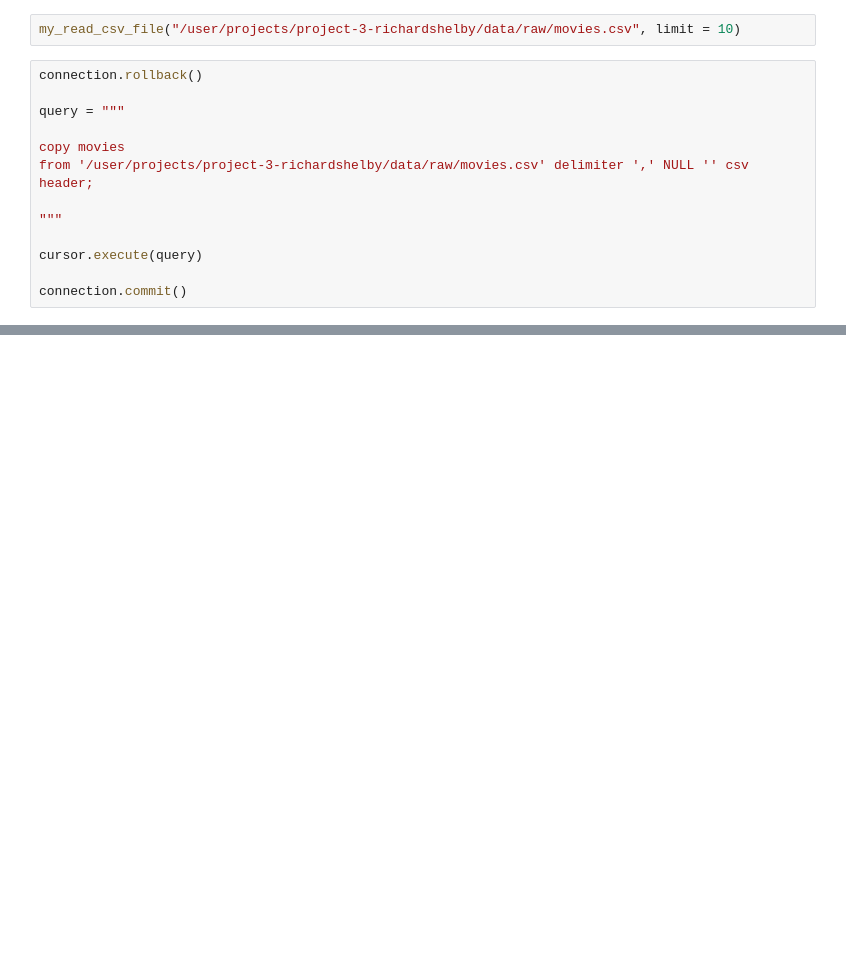
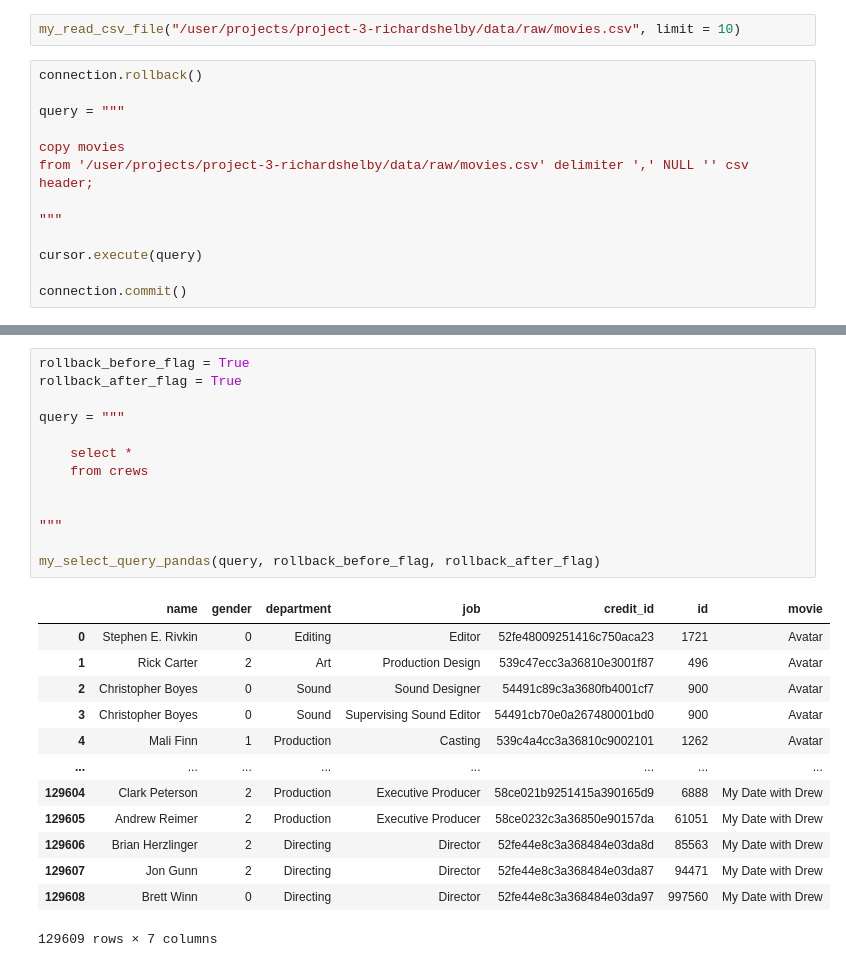
Before and after one commit to richardshelby/movie-recommendation-system, a Jupyter notebook: code/1.0-DS-coding-workspace.ipynb, the cells around one changed output, grey strips where cells are left out. Saved outputs shown, nothing was run; the diff lists cells and outputs as text; blank space fills up the shorter version.

```diff
--- a/code/1.0-DS-coding-workspace.ipynb
+++ b/code/1.0-DS-coding-workspace.ipynb
@@ -165,0 +483,27 @@ connection.commit()
+# %%
+rollback_before_flag = True
+rollback_after_flag = True
+
+query = """
+
+    select *
+    from crews
+
+
+"""
+
+my_select_query_pandas(query, rollback_before_flag, rollback_after_flag)
+# %% [output]
+|  | name | gender | department | job | credit_id | id | movie |
+| 0 | Stephen E. Rivkin | 0 | Editing | Editor | 52fe48009251416c750aca23 | 1721 | Avatar |
+| 1 | Rick Carter | 2 | Art | Production Design | 539c47ecc3a36810e3001f87 | 496 | Avatar |
+| 2 | Christopher Boyes | 0 | Sound | Sound Designer | 54491c89c3a3680fb4001cf7 | 900 | Avatar |
+| 3 | Christopher Boyes | 0 | Sound | Supervising Sound Editor | 54491cb70e0a267480001bd0 | 900 | Avatar |
+| 4 | Mali Finn | 1 | Production | Casting | 539c4a4cc3a36810c9002101 | 1262 | Avatar |
+| ... | ... | ... | ... | ... | ... | ... | ... |
+| 129604 | Clark Peterson | 2 | Production | Executive Producer | 58ce021b9251415a390165d9 | 6888 | My Date with Drew |
+| 129605 | Andrew Reimer | 2 | Production | Executive Producer | 58ce0232c3a36850e90157da | 61051 | My Date with Drew |
+| 129606 | Brian Herzlinger | 2 | Directing | Director | 52fe44e8c3a368484e03da8d | 85563 | My Date with Drew |
+| 129607 | Jon Gunn | 2 | Directing | Director | 52fe44e8c3a368484e03da87 | 94471 | My Date with Drew |
+| 129608 | Brett Winn | 0 | Directing | Director | 52fe44e8c3a368484e03da97 | 997560 | My Date with Drew |
+129609 rows × 7 columns
```
Also changed, not shown: parts of 49 cells of this notebook, 6 other files.
